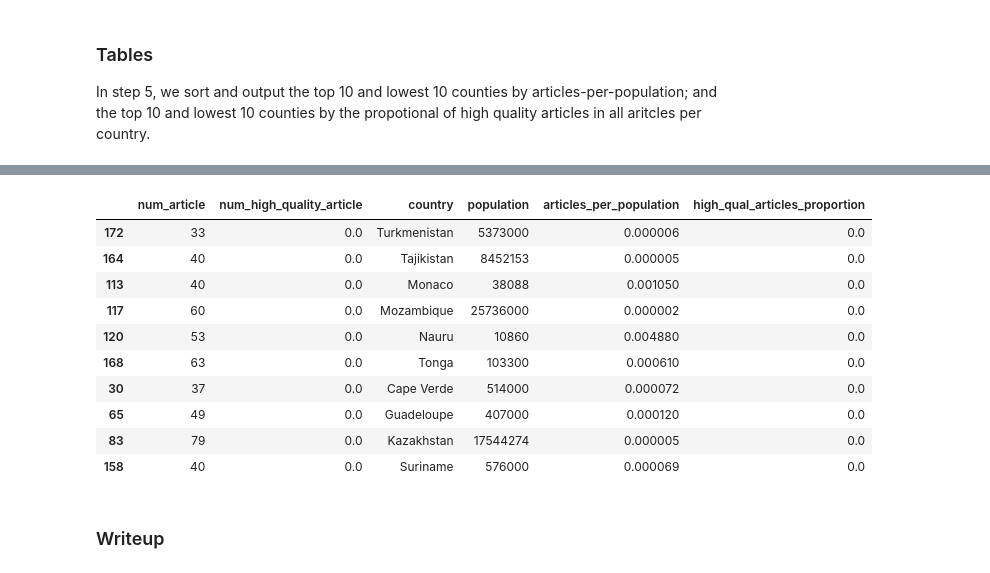
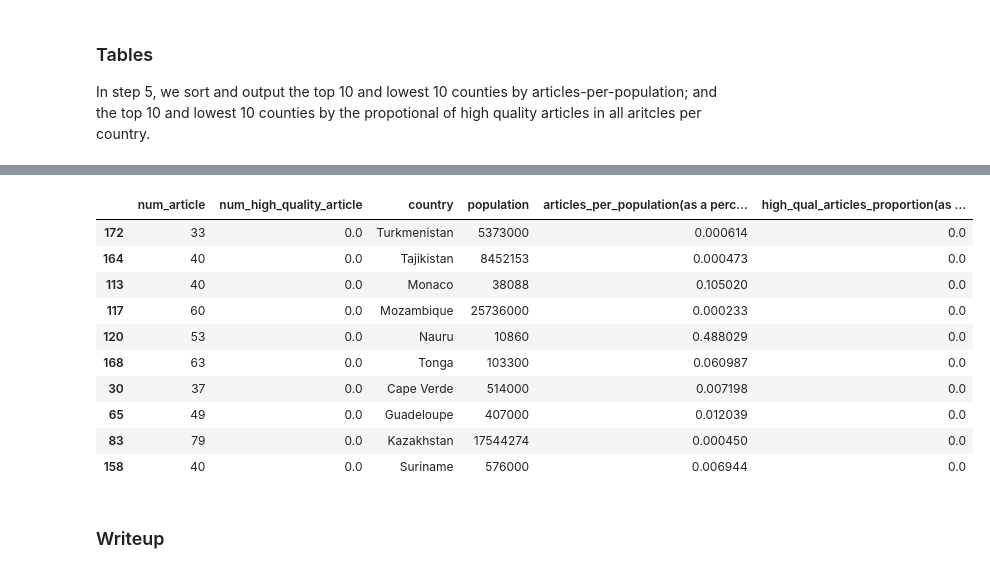
Before and after one commit to dianachenyu/data-512-a2, a Jupyter notebook: hcds-a2-bias.ipynb, the cells around one changed output, grey strips where cells are left out. Saved outputs shown, nothing was run; the diff lists cells and outputs as text; code cells hidden in the pictures.

```diff
--- a/hcds-a2-bias.ipynb
+++ b/hcds-a2-bias.ipynb
@@ -104,8 +108,8 @@ article_df.rename(columns={'Data': 'population'}, inplace=True)
 # %%
 article_df['population']=article_df['population'].str.replace(',','').astype(int)
 
-article_df['articles_per_population'] = article_df['num_article']/article_df['population']
-article_df['high_qual_articles_proportion'] = article_df['num_high_quality_article']/article_df['num_article']
+article_df['articles_per_population(as a percentage)'] = article_df['num_article']/article_df['population'] *100
+article_df['high_qual_articles_proportion(as a percentage)'] = article_df['num_high_quality_article']/article_df['num_article'] *100
 # %%
 article_df.head()
 # %% [output]
@@ -167,18 +171,18 @@ table_highest_qual_articles_proportion
 # %%
-table_lowest_qual_articles_proportion = article_df.sort_values('high_qual_articles_proportion', ascending=True).head(10)
+table_lowest_qual_articles_proportion = article_df.sort_values('high_qual_articles_proportion(as a percentage)', ascending=True).head(10)
 table_lowest_qual_articles_proportion
 # %% [output]
-|  | num_article | num_high_quality_article | country | population | articles_per_population | high_qual_articles_proportion |
-| 172 | 33 | 0.0 | Turkmenistan | 5373000 | 0.000006 | 0.0 |
-| 164 | 40 | 0.0 | Tajikistan | 8452153 | 0.000005 | 0.0 |
-| 113 | 40 | 0.0 | Monaco | 38088 | 0.001050 | 0.0 |
-| 117 | 60 | 0.0 | Mozambique | 25736000 | 0.000002 | 0.0 |
-| 120 | 53 | 0.0 | Nauru | 10860 | 0.004880 | 0.0 |
-| 168 | 63 | 0.0 | Tonga | 103300 | 0.000610 | 0.0 |
-| 30 | 37 | 0.0 | Cape Verde | 514000 | 0.000072 | 0.0 |
-| 65 | 49 | 0.0 | Guadeloupe | 407000 | 0.000120 | 0.0 |
-| 83 | 79 | 0.0 | Kazakhstan | 17544274 | 0.000005 | 0.0 |
-| 158 | 40 | 0.0 | Suriname | 576000 | 0.000069 | 0.0 |
+|  | num_article | num_high_quality_article | country | population | articles_per_population(as a perc... | high_qual_articles_proportion(as ... |
+| 172 | 33 | 0.0 | Turkmenistan | 5373000 | 0.000614 | 0.0 |
+| 164 | 40 | 0.0 | Tajikistan | 8452153 | 0.000473 | 0.0 |
+| 113 | 40 | 0.0 | Monaco | 38088 | 0.105020 | 0.0 |
+| 117 | 60 | 0.0 | Mozambique | 25736000 | 0.000233 | 0.0 |
+| 120 | 53 | 0.0 | Nauru | 10860 | 0.488029 | 0.0 |
+| 168 | 63 | 0.0 | Tonga | 103300 | 0.060987 | 0.0 |
+| 30 | 37 | 0.0 | Cape Verde | 514000 | 0.007198 | 0.0 |
+| 65 | 49 | 0.0 | Guadeloupe | 407000 | 0.012039 | 0.0 |
+| 83 | 79 | 0.0 | Kazakhstan | 17544274 | 0.000450 | 0.0 |
+| 158 | 40 | 0.0 | Suriname | 576000 | 0.006944 | 0.0 |
 # %% [markdown]
 ### Writeup
 # %% [markdown]
```
Also changed, not shown: parts of 10 cells of this notebook.
